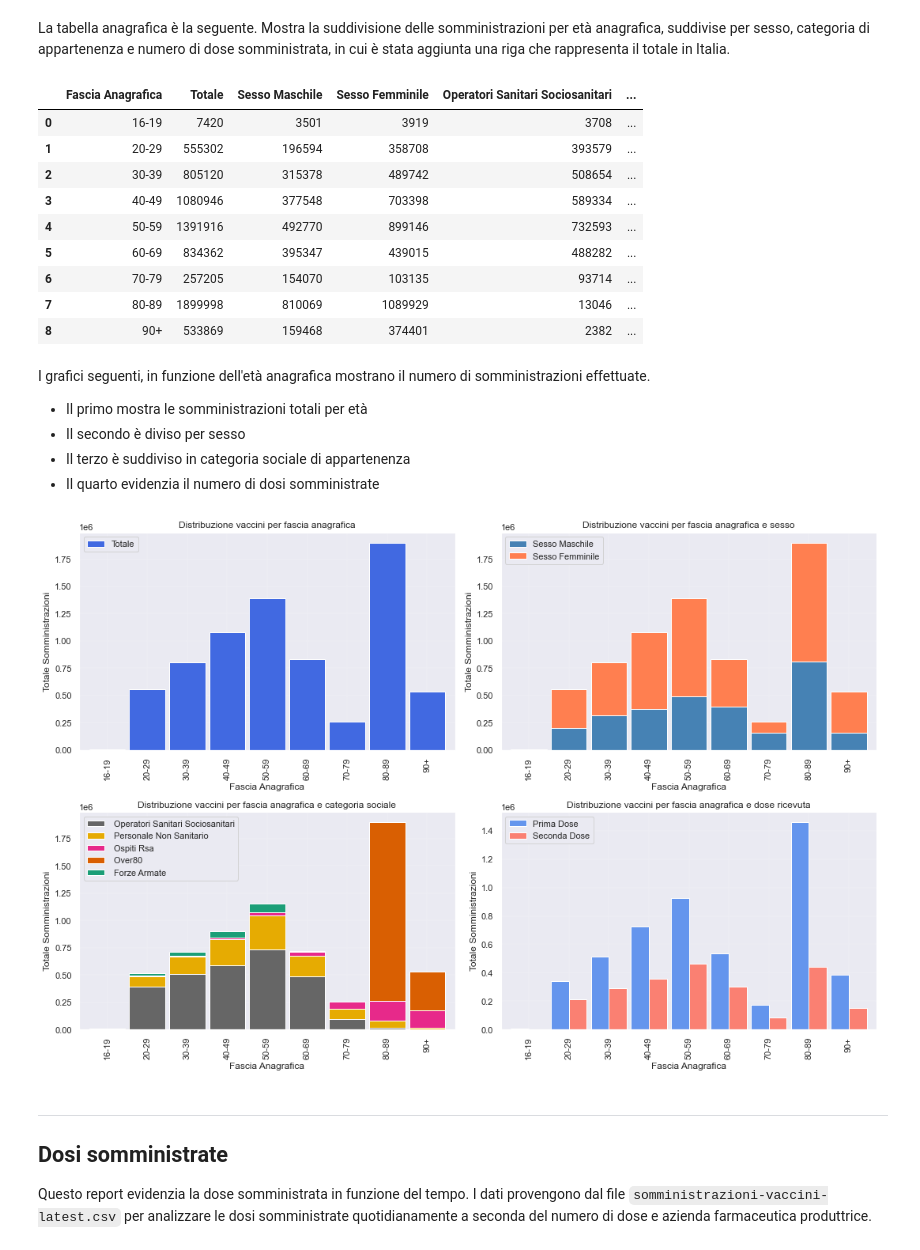
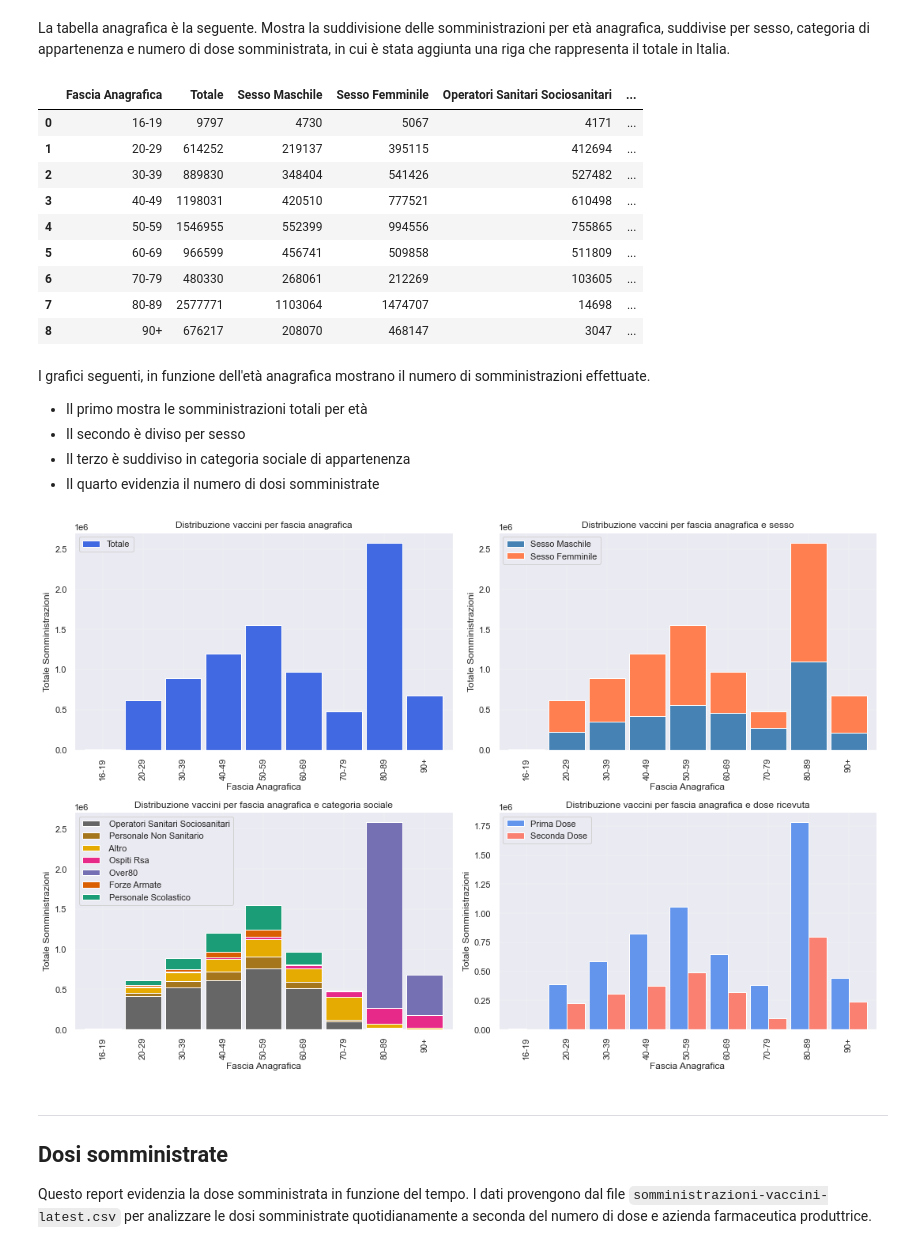
Before and after one commit to alessandrodemela/myCOVID19VaccineAnalysis, a Jupyter notebook: ReportVaccinoCOVID_ITA.ipynb, the cells around one changed output. Saved outputs shown, nothing was run; the diff lists cells and outputs as text; code cells hidden in the pictures.

```diff
--- a/ReportVaccinoCOVID_ITA.ipynb
+++ b/ReportVaccinoCOVID_ITA.ipynb
@@ -92,7 +85,7 @@ try:
     fig, axs = plt.subplots(3,2, figsize=(15,7))
     axs=axs.ravel()
     KPI = {
-            'Dosi Somministrate Totali' : anagraficaVacciniSummary.Totale.sum(),
+            'Dosi Somministrate Totali' : anagraficaùVacciniSummary.Totale.sum(),
             'Ultime Somministrazioni'   : somministrazioniVaccini_data['Numero Dosi Somministrate'][-1],
             'Dosi Consegnate Totali'    : consegneVaccini['Numero Dosi Consegnate'].sum(),
             'Ultime Consegne'           : consegneVaccini_data['Numero Dosi Consegnate'][-1],
@@ -119,7 +113,7 @@ except Exception as e:
 
 Il primo report rigurarda la distribuzione di vaccini per età anagrafica. I dati sono presi dal file `anagrafica-vaccini-summary-latest.csv` con l'obiettivo di analizzare la distribuzione di somministrazioni *totali* in funzione della fascia anagrafica, senza distinguere fra prima e seconda somministrazione
 # %%
-anagraficaVacciniSummary = pd.read_csv('dati/anagrafica-vaccini-summary-latest.csv')
+anagraficaVacciniSummary = pd.read_csv('covid19-opendata-vaccini/dati/anagrafica-vaccini-summary-latest.csv')
 # %% [markdown]
 Per aumentare la leggibilità delle colonne eseguo un mapping dei nomi, ripulendoli.
 # %%
@@ -144,15 +138,15 @@ La tabella anagrafica è la seguente. Mostra la suddivisione delle somministrazi
 anagraficaVacciniSummary
 # %% [output]
 |  | Fascia Anagrafica | Totale | Sesso Maschile | Sesso Femminile | Operatori Sanitari Sociosanitari | ... |
-| 0 | 16-19 | 7420 | 3501 | 3919 | 3708 | ... |
-| 1 | 20-29 | 555302 | 196594 | 358708 | 393579 | ... |
-| 2 | 30-39 | 805120 | 315378 | 489742 | 508654 | ... |
-| 3 | 40-49 | 1080946 | 377548 | 703398 | 589334 | ... |
-| 4 | 50-59 | 1391916 | 492770 | 899146 | 732593 | ... |
-| 5 | 60-69 | 834362 | 395347 | 439015 | 488282 | ... |
-| 6 | 70-79 | 257205 | 154070 | 103135 | 93714 | ... |
-| 7 | 80-89 | 1899998 | 810069 | 1089929 | 13046 | ... |
-| 8 | 90+ | 533869 | 159468 | 374401 | 2382 | ... |
+| 0 | 16-19 | 9797 | 4730 | 5067 | 4171 | ... |
+| 1 | 20-29 | 614252 | 219137 | 395115 | 412694 | ... |
+| 2 | 30-39 | 889830 | 348404 | 541426 | 527482 | ... |
+| 3 | 40-49 | 1198031 | 420510 | 777521 | 610498 | ... |
+| 4 | 50-59 | 1546955 | 552399 | 994556 | 755865 | ... |
+| 5 | 60-69 | 966599 | 456741 | 509858 | 511809 | ... |
+| 6 | 70-79 | 480330 | 268061 | 212269 | 103605 | ... |
+| 7 | 80-89 | 2577771 | 1103064 | 1474707 | 14698 | ... |
+| 8 | 90+ | 676217 | 208070 | 468147 | 3047 | ... |
 # %% [markdown]
 I grafici seguenti, in funzione dell'età anagrafica mostrano il numero di somministrazioni effettuate.
 * Il primo mostra le somministrazioni totali per età
@@ -174,35 +168,35 @@ anagraficaVacciniSummary.plot.bar(x='Fascia Anagrafica', y='Totale',
 
 anagraficaVacciniSummary.plot.bar(x='Fascia Anagrafica', y=['Sesso Maschile', 'Sesso Femminile'],
                                   stacked=True,
                                   title='Distribuzione vaccini per fascia anagrafica e sesso',
                                   ax=axs[1],
                                   color=['steelblue','coral'],
                                   width=.9,
                                  )
 
-anagraficaVacciniSummary.plot.bar(x='Fascia Anagrafica', y= anagraficaVacciniSummary.columns[4:9],
+anagraficaVacciniSummary.plot.bar(x='Fascia Anagrafica', y= anagraficaVacciniSummary.columns[4:11],
                                   stacked=True,
                                   title='Distribuzione vaccini per fascia anagrafica e categoria sociale',
                                   ax=axs[2],
                                   cmap='Dark2_r',
                                   width=.9
                                  )
 
 anagraficaVacciniSummary.plot.bar(x='Fascia Anagrafica', y=['Prima Dose', 'Seconda Dose'],
                                   stacked=False,
                                   title='Distribuzione vaccini per fascia anagrafica e dose ricevuta',
                                   ax=axs[3],
                                   color=['cornflowerblue','salmon'],
                                   width=.9
                                  )
 
 for i in axs:
     i.grid(lw=.2)
     i.set_ylabel('Totale Somministrazioni')
     i.legend(loc='upper left')
 plt.tight_layout()
 # %% [output]
-[figure, old version]
+[figure, new version]
 # %% [markdown]
 ***
 
```
Also changed, not shown: parts of 24 cells of this notebook, 11 other files.
